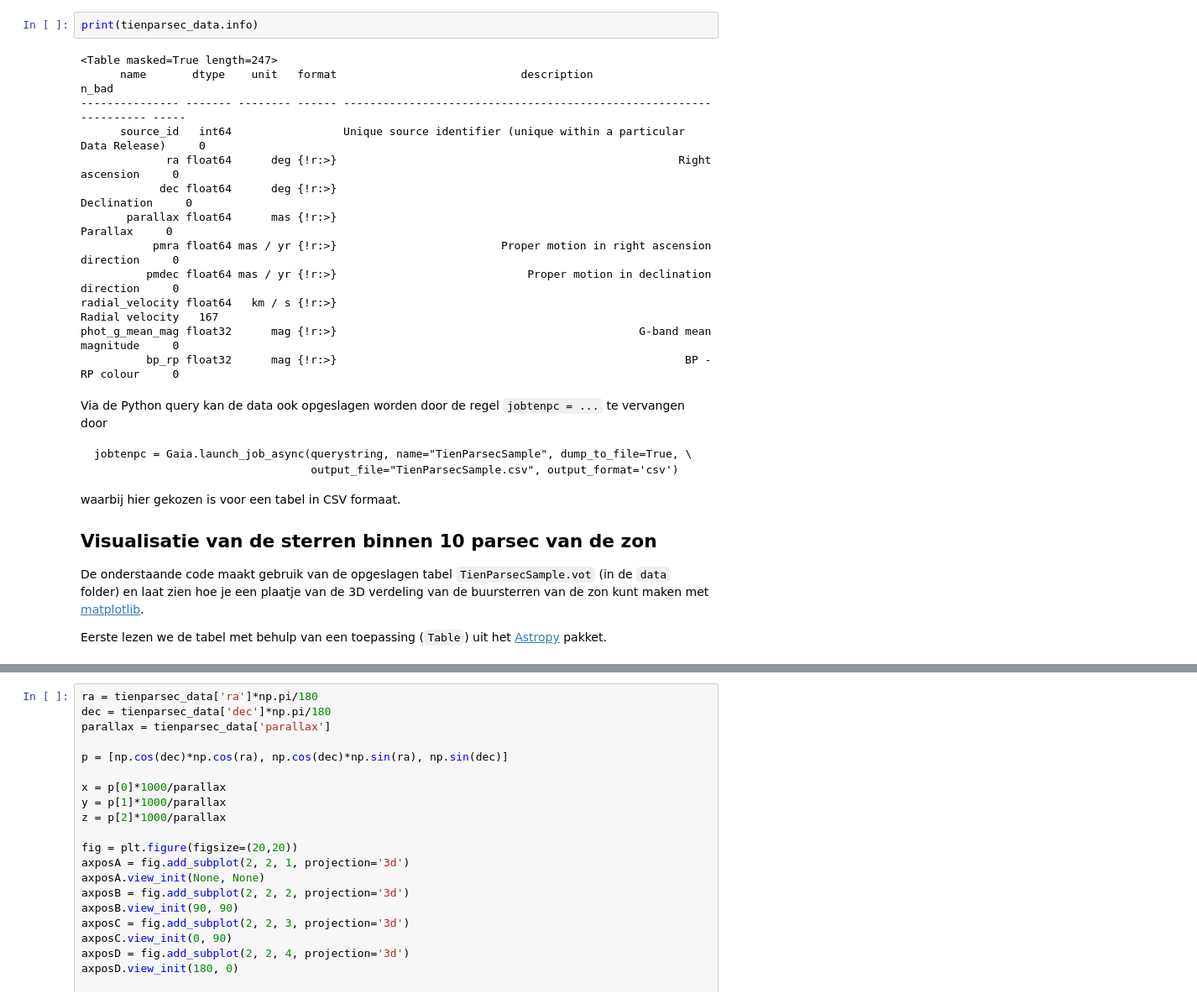
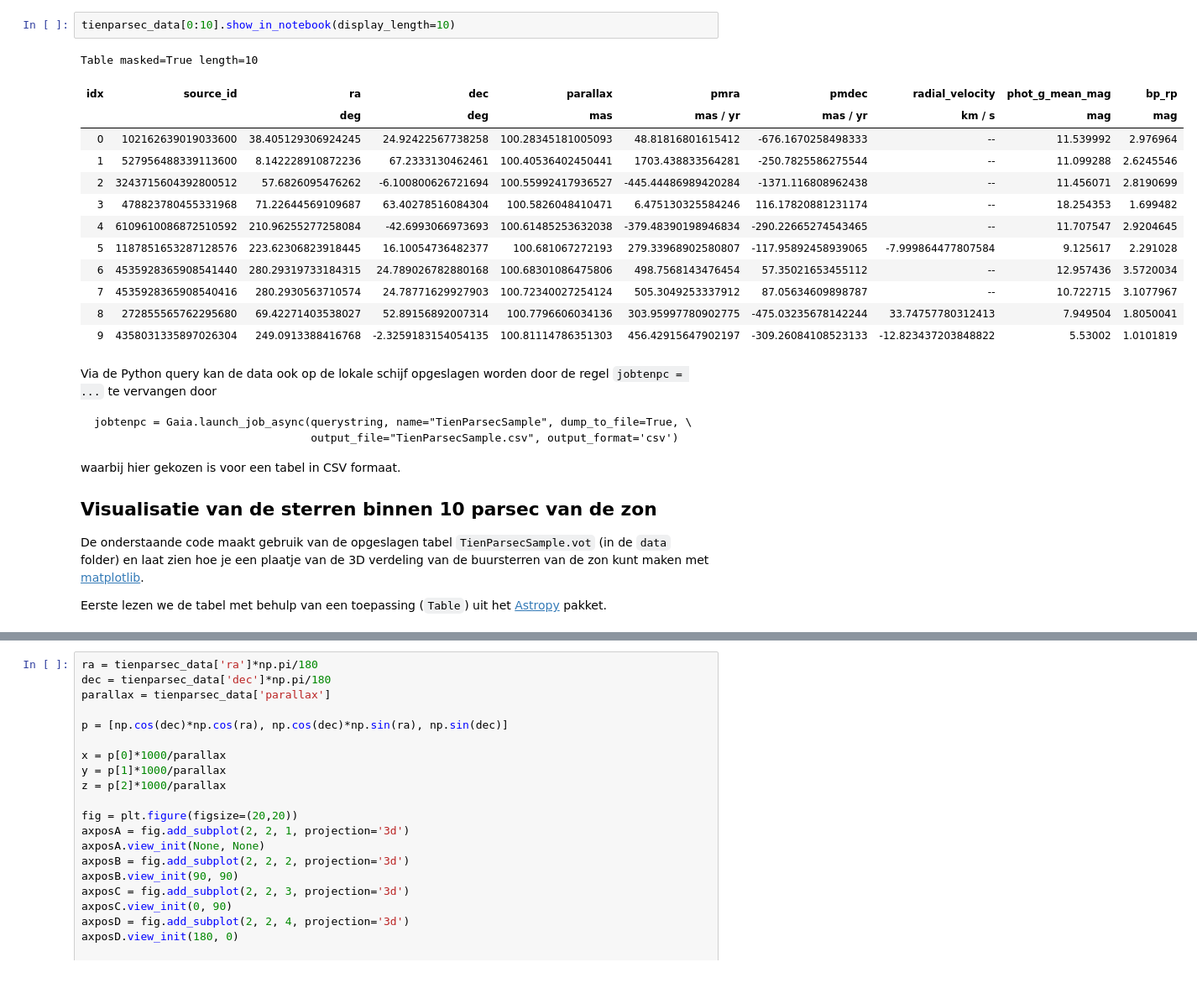
Before and after one commit to agabrown/nwd-2019-gaia-workshop, a Jupyter notebook: TienParsec.ipynb, the cells around one changed output, grey strips where cells are left out. Shown: that part at 84% size. Drawn from its saved outputs; the diff is of its cells as text; blank space fills up the shorter version.

Commit message:
edited ten parsec notebook for clarity

````diff
--- a/TienParsec.ipynb
+++ b/TienParsec.ipynb
@@ -94,20 +78,21 @@ WARNING: W06: None:51:0: W06: Invalid UCD 'phot.color': Unknown word 'phot.color
-# %%
-print(tienparsec_data.info)
-# %% [output]
-<Table masked=True length=247>
-      name       dtype    unit   format                            description                             n_bad
---------------- ------- -------- ------ ------------------------------------------------------------------ -----
-      source_id   int64                 Unique source identifier (unique within a particular Data Release)     0
-             ra float64      deg {!r:>}                                                    Right ascension     0
-            dec float64      deg {!r:>}                                                        Declination     0
-       parallax float64      mas {!r:>}                                                           Parallax     0
-           pmra float64 mas / yr {!r:>}                         Proper motion in right ascension direction     0
-          pmdec float64 mas / yr {!r:>}                             Proper motion in declination direction     0
-radial_velocity float64   km / s {!r:>}                                                    Radial velocity   167
-phot_g_mean_mag float32      mag {!r:>}                                              G-band mean magnitude     0
-          bp_rp float32      mag {!r:>}                                                     BP - RP colour     0
+# %%
+tienparsec_data[0:10].show_in_notebook(display_length=10)
+# %% [output]
+Table masked=True length=10
+| idx | source_id | ra | dec | parallax | pmra | pmdec | radial_velocity | phot_g_mean_mag | bp_rp |
+|  |  | deg | deg | mas | mas / yr | mas / yr | km / s | mag | mag |
+| 0 | 102162639019033600 | 38.405129306924245 | 24.92422567738258 | 100.28345181005093 | 48.81816801615412 | -676.1670258498333 | -- | 11.539992 | 2.976964 |
+| 1 | 527956488339113600 | 8.142228910872236 | 67.2333130462461 | 100.40536402450441 | 1703.438833564281 | -250.7825586275544 | -- | 11.099288 | 2.6245546 |
+| 2 | 3243715604392800512 | 57.6826095476262 | -6.100800626721694 | 100.55992417936527 | -445.44486989420284 | -1371.116808962438 | -- | 11.456071 | 2.8190699 |
+| 3 | 478823780455331968 | 71.22644569109687 | 63.40278516084304 | 100.5826048410471 | 6.475130325584246 | 116.17820881231174 | -- | 18.254353 | 1.699482 |
+| 4 | 6109610086872510592 | 210.96255277258084 | -42.6993066973693 | 100.61485253632038 | -379.48390198946834 | -290.22665274543465 | -- | 11.707547 | 2.9204645 |
+| 5 | 1187851653287128576 | 223.62306823918445 | 16.10054736482377 | 100.681067272193 | 279.33968902580807 | -117.95892458939065 | -7.999864477807584 | 9.125617 | 2.291028 |
+| 6 | 4535928365908541440 | 280.29319733184315 | 24.789026782880168 | 100.68301086475806 | 498.7568143476454 | 57.35021653455112 | -- | 12.957436 | 3.5720034 |
+| 7 | 4535928365908540416 | 280.2930563710574 | 24.78771629927903 | 100.72340027254124 | 505.3049253337912 | 87.05634609898787 | -- | 10.722715 | 3.1077967 |
+| 8 | 272855565762295680 | 69.42271403538027 | 52.89156892007314 | 100.7796606034136 | 303.95997780902775 | -475.03235678142244 | 33.74757780312413 | 7.949504 | 1.8050041 |
+| 9 | 4358031335897026304 | 249.0913388416768 | -2.3259183154054135 | 100.81114786351303 | 456.42915647902197 | -309.26084108523133 | -12.823437203848822 | 5.53002 | 1.0101819 |
 # %% [markdown]
-Via de Python query kan de data ook opgeslagen worden door de regel `jobtenpc = ...` te vervangen door
+Via de Python query kan de data ook op de lokale schijf opgeslagen worden door de regel `jobtenpc = ...` te vervangen door
 
 ```
 jobtenpc = Gaia.launch_job_async(querystring, name="TienParsecSample", dump_to_file=True, \
````
Also changed, not shown: parts of 8 cells of this notebook.
